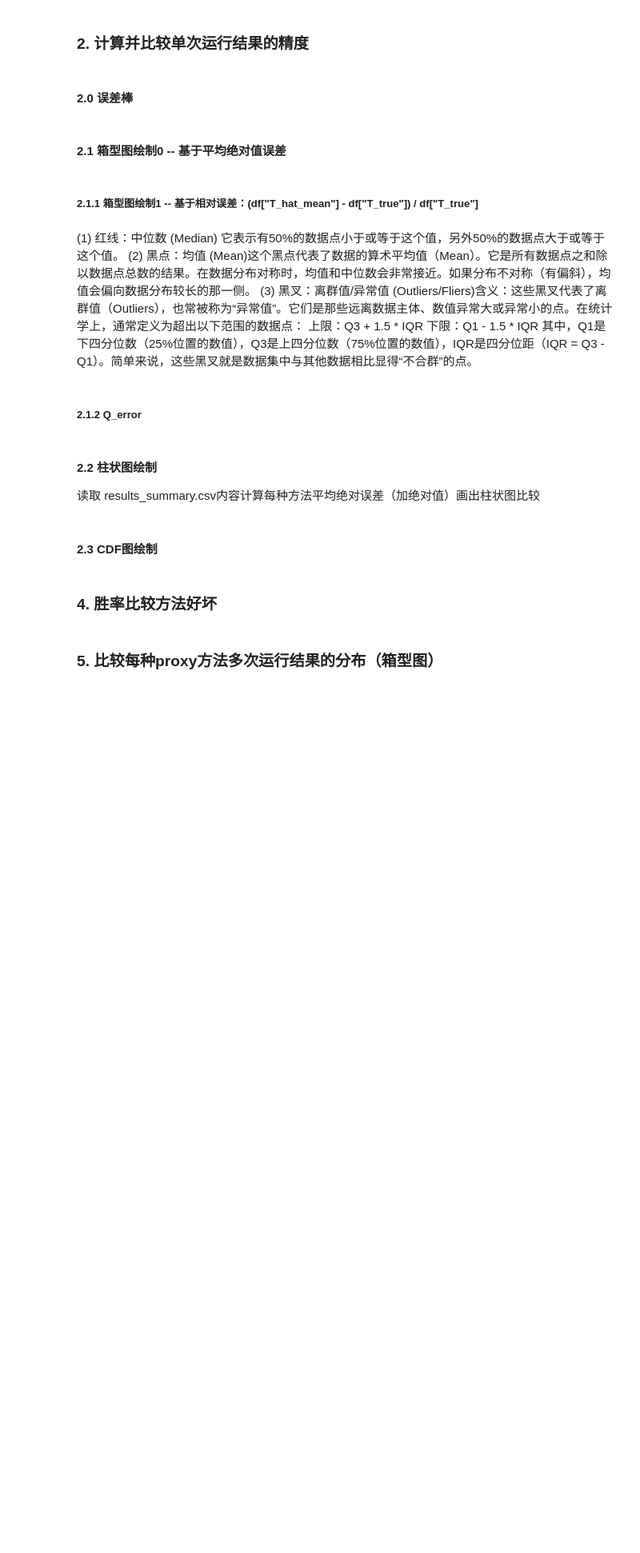
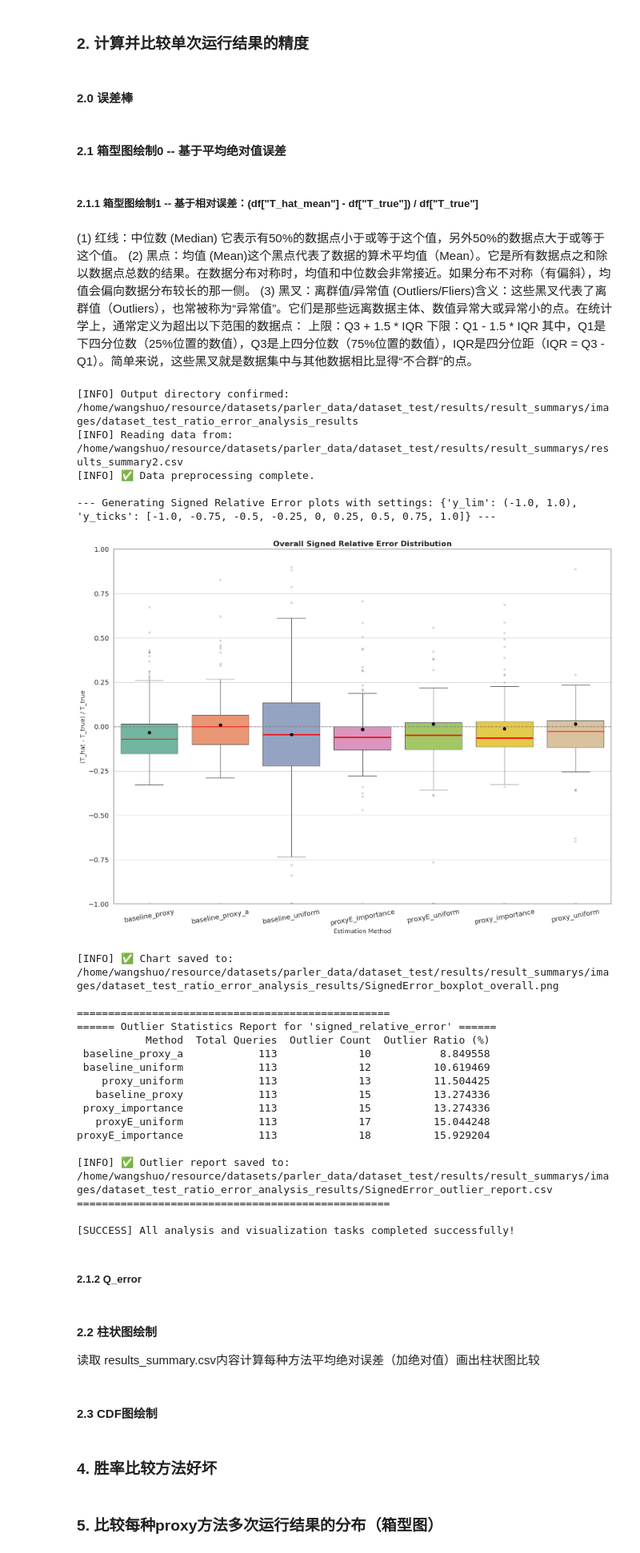
Before and after one commit to wsber/MLGAQP, a Jupyter notebook: pythonProject/src/Structure_first/exp/output_result_static.ipynb, the cells around one changed output. Shown at 80% size. Cells and saved outputs as stored; diff of their text form; code cells hidden in the pictures; blank space fills up the shorter version.

```diff
--- a/pythonProject/src/Structure_first/exp/output_result_static.ipynb
+++ b/pythonProject/src/Structure_first/exp/output_result_static.ipynb
@@ -563,38 +563,62 @@ class SignedErrorVisualizer:
 def main():
     """Main function to configure and run the analysis."""
     # --- Data Configuration ---
-    dataset_name = 'dataset_one'
+    dataset_name = 'dataset_test'
     # input_csv = os.path.join(base_path, "results_summary_1_singletime.csv")
     # input_csv = os.path.join(base_path, "results_summary_merged.csv")
     base_path = f"/home/wangshuo/resource/datasets/parler_data/{dataset_name}/results/result_summarys"
-    input_csv = os.path.join(base_path, "results_summary_run_9_20251213.csv")
+    input_csv = os.path.join(base_path, "results_summary2.csv")
     output_directory = base_path + f"/images/{dataset_name}_ratio_error_analysis_results"
 
 
     # --- Plotting Configuration ---
     # Freely control the Y-axis for all plots here
 
     # Example 1: Set a specific range and ticks (default from original script)
     Y_AXIS_LIMITS = (-1.0, 1.0)
     Y_AXIS_TICKS = [-1.0, -0.75, -0.5, -0.25, 0, 0.25, 0.5, 0.75, 1.0]
 
     # Example 2: A wider range
     # Y_AXIS_LIMITS = (-2.0, 2.0)
     # Y_AXIS_TICKS = [-2, -1.5, -1, -0.5, 0, 0.5, 1, 1.5, 2]
 
     # Example 3: Automatic mode (let matplotlib decide)
     # Y_AXIS_LIMITS = None
     # Y_AXIS_TICKS = None
 
     # --- Run Analysis ---
     visualizer = SignedErrorVisualizer(csv_file=input_csv, output_dir=output_directory)
     visualizer.run_analysis(
         y_lim=Y_AXIS_LIMITS,
         y_ticks=Y_AXIS_TICKS
     )
 
 if __name__ == "__main__":
     main()
+# %% [output]
+[INFO] Output directory confirmed: /home/wangshuo/resource/datasets/parler_data/dataset_test/results/result_summarys/images/dataset_test_ratio_error_analysis_results
+[INFO] Reading data from: /home/wangshuo/resource/datasets/parler_data/dataset_test/results/result_summarys/results_summary2.csv
+[INFO] ✅ Data preprocessing complete.
+
+--- Generating Signed Relative Error plots with settings: {'y_lim': (-1.0, 1.0), 'y_ticks': [-1.0, -0.75, -0.5, -0.25, 0, 0.25, 0.5, 0.75, 1.0]} ---
+[figure, added]
+[INFO] ✅ Chart saved to: /home/wangshuo/resource/datasets/parler_data/dataset_test/results/result_summarys/images/dataset_test_ratio_error_analysis_results/SignedError_boxplot_overall.png
+
+==================================================
+====== Outlier Statistics Report for 'signed_relative_error' ======
+           Method  Total Queries  Outlier Count  Outlier Ratio (%)
+ baseline_proxy_a            113             10           8.849558
+ baseline_uniform            113             12          10.619469
+    proxy_uniform            113             13          11.504425
+   baseline_proxy            113             15          13.274336
+ proxy_importance            113             15          13.274336
+   proxyE_uniform            113             17          15.044248
+proxyE_importance            113             18          15.929204
+
+[INFO] ✅ Outlier report saved to: /home/wangshuo/resource/datasets/parler_data/dataset_test/results/result_summarys/images/dataset_test_ratio_error_analysis_results/SignedError_outlier_report.csv
+==================================================
+
+[SUCCESS] All analysis and visualization tasks completed successfully!
 # %% [markdown]
 ##### 2.1.2 Q_error
 # %%
```
Also changed, not shown: parts of 4 cells of this notebook, 11 other files.
